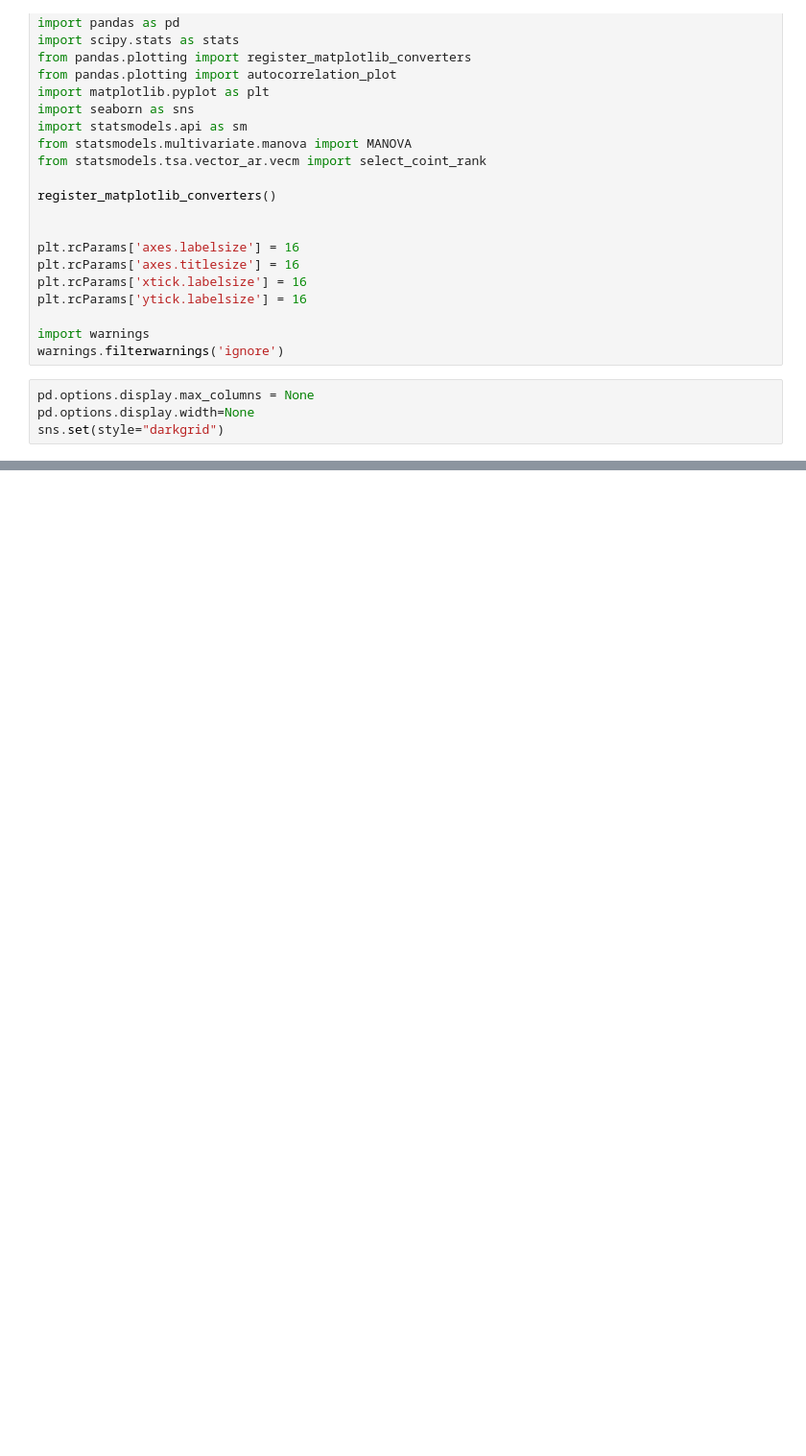
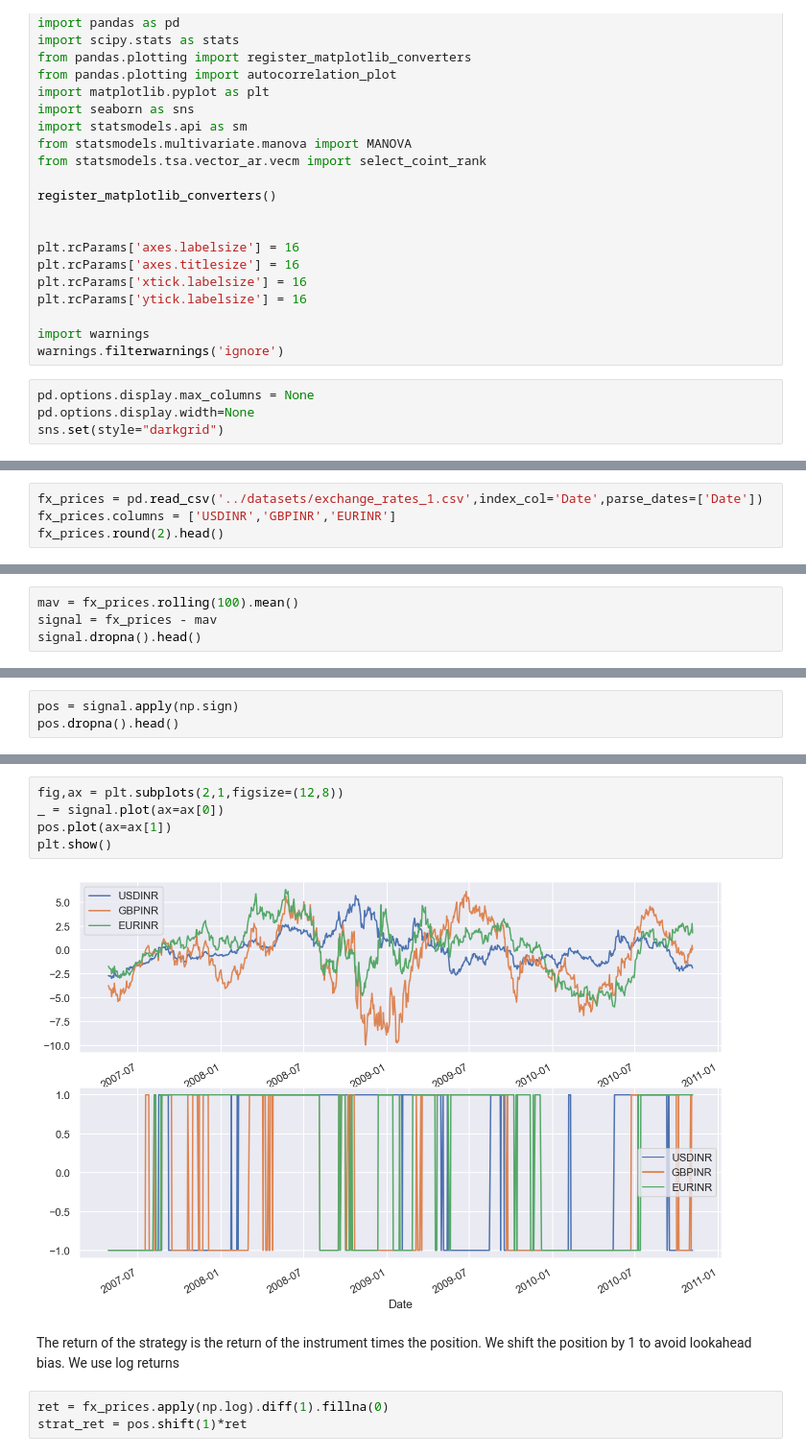
Before and after one commit to NehrenD/algo_trading_and_quant_strategies, a Jupyter notebook: exercises/chapter5_solutions.ipynb, the cells around one changed output, grey strips where cells are left out. Shown at 96% size. Saved outputs shown, nothing was run; the diff lists cells and outputs as text; blank space fills up the shorter version.

```diff
--- a/exercises/chapter5_solutions.ipynb
+++ b/exercises/chapter5_solutions.ipynb
@@ -491,0 +63,4 @@ Comparing the test statistics for different ranks (r_0) we note that they are al
+# %%
+fx_prices = pd.read_csv('../datasets/exchange_rates_1.csv',index_col='Date',parse_dates=['Date'])
+fx_prices.columns = ['USDINR','GBPINR','EURINR']
+fx_prices.round(2).head()
@@ -491,0 +79,4 @@ Comparing the test statistics for different ranks (r_0) we note that they are al
+# %%
+mav = fx_prices.rolling(100).mean()
+signal = fx_prices - mav
+signal.dropna().head()
@@ -491,0 +93,3 @@ Comparing the test statistics for different ranks (r_0) we note that they are al
+# %%
+pos = signal.apply(np.sign)
+pos.dropna().head()
@@ -491,0 +104,12 @@ Comparing the test statistics for different ranks (r_0) we note that they are al
+# %%
+fig,ax = plt.subplots(2,1,figsize=(12,8))
+_ = signal.plot(ax=ax[0])
+pos.plot(ax=ax[1])
+plt.show()
+# %% [output]
+[figure, added]
+# %% [markdown]
+The return of the strategy is the return of the instrument times the position. We shift the position by 1 to avoid lookahead bias. We use log returns
+# %%
+ret = fx_prices.apply(np.log).diff(1).fillna(0)
+strat_ret = pos.shift(1)*ret
```
Also changed, not shown: parts of 77 cells of this notebook.
